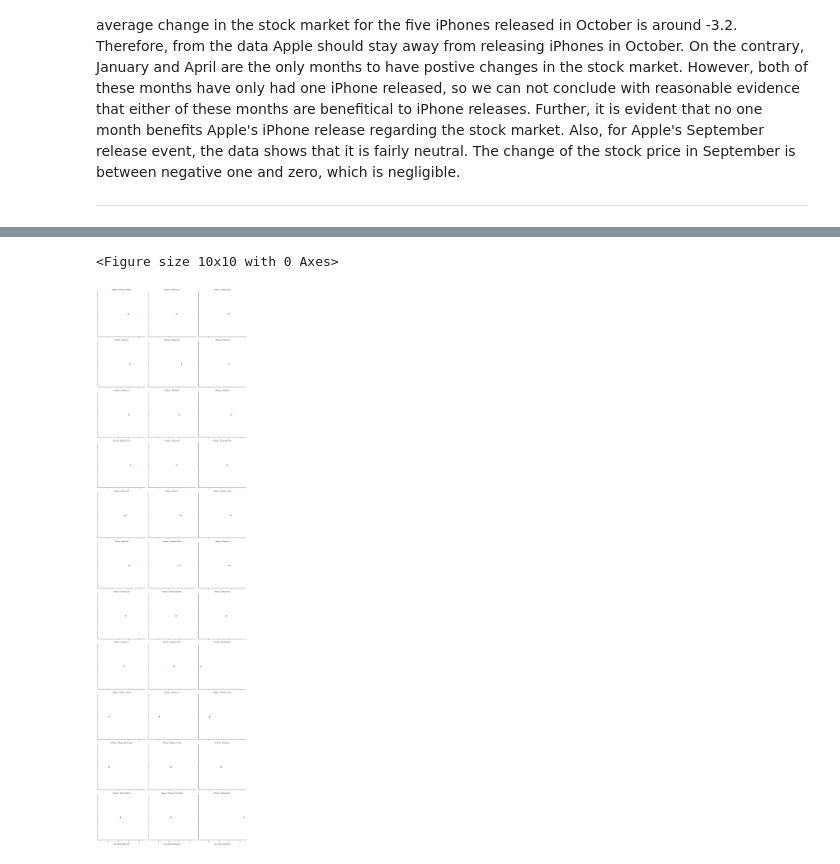
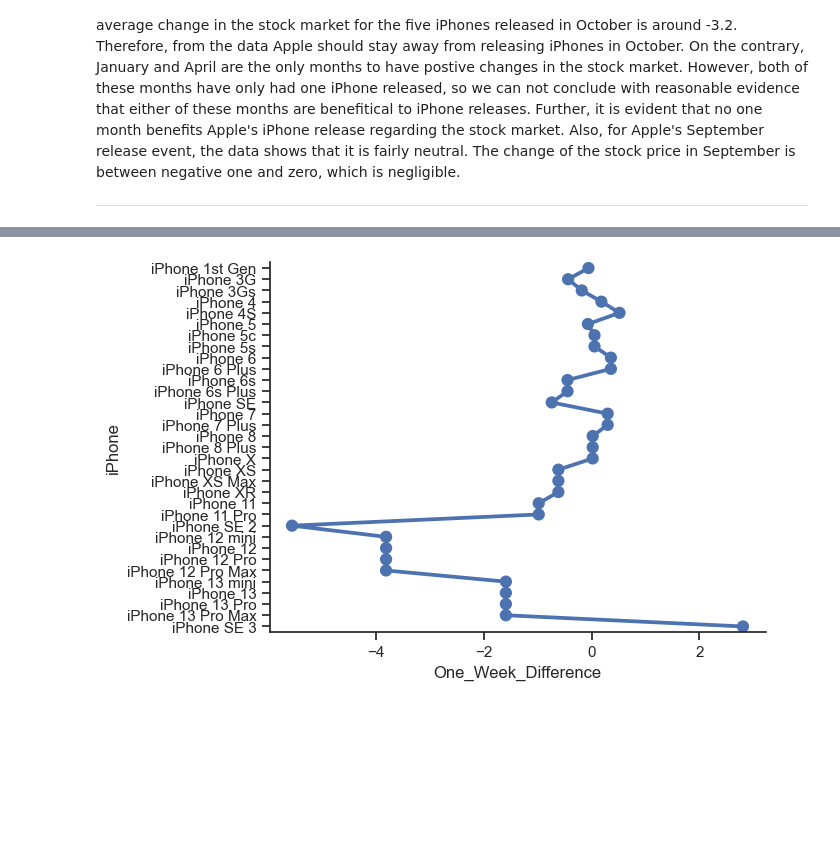
Before and after one commit to ubco-W2022T2-data301/project-group-group11, a Jupyter notebook: analysis/analysis1.ipynb, the cells around one changed output, grey strips where cells are left out. Cells and saved outputs as stored; diff of their text form; code cells hidden in the pictures; blank space fills up the shorter version.

```diff
--- a/analysis/analysis1.ipynb
+++ b/analysis/analysis1.ipynb
@@ -242,6 +242,6 @@ plt.show()
 # %%
-sns.catplot(data=df, x='one_week_Difference', col='iPhone', kind='point', col_wrap=3)
+sns.pointplot(data=df[df['iPhone'].notnull()], x='One_Week_Difference', y='iPhone')
+#plt.xticks(rotation=90)
 plt.show()
 # %% [output]
-<Figure size 10x10 with 0 Axes>
-[figure, old version]
+[figure, new version]
```
Also changed, not shown: parts of 1 cell of this notebook, 2 other files.
